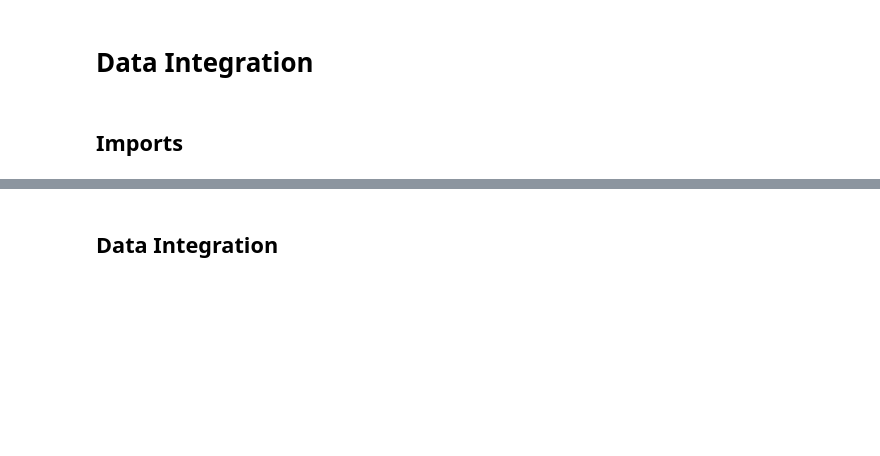
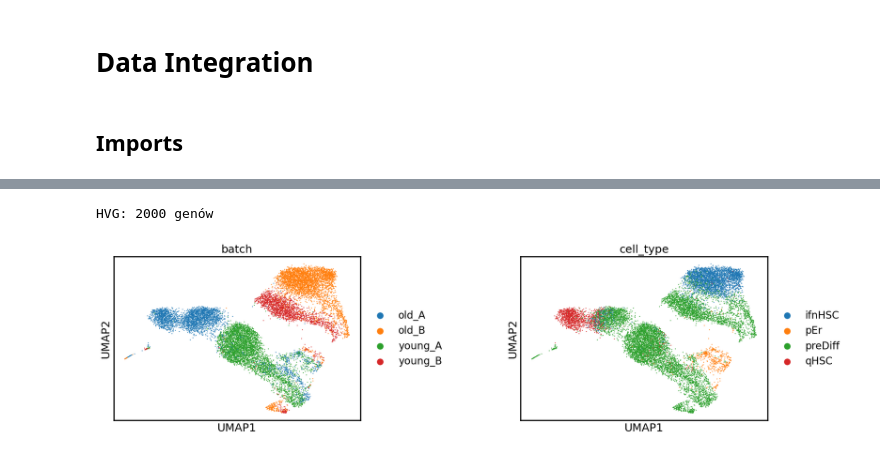
Before and after one commit to jktmal/scBoolNet, a Jupyter notebook: 2. Data Integration.ipynb, the cells around one changed output, grey strips where cells are left out. Cells and saved outputs as stored; diff of their text form; code cells hidden in the pictures; blank space fills up the shorter version.

```diff
--- a/2. Data Integration.ipynb
+++ b/2. Data Integration.ipynb
@@ -13,2 +35,16 @@ sc.pp.pca(merged_adata)
 # %%
-sc.pl.pca_scatter(adata_hvg, color="total_counts")
+adata = sc.read_h5ad(INPUT_H5AD)
+
+metadata = pd.read_csv(METADATA_TSV, sep="\t", index_col=0)
+missing = adata.obs_names.difference(metadata.index)
+assert missing.empty, f"{len(missing)} komórek z {INPUT_H5AD} brakuje w {METADATA_TSV}"
+metadata = metadata.reindex(adata.obs_names)
+
+adata.obs[LABEL_KEY] = metadata["label"].astype("category")
+adata.obs[BATCH_KEY] = adata.obs[BATCH_KEY].astype("category")
+
+n_before = adata.n_obs
+adata = adata[~metadata["discard"].to_numpy()].copy()
+print(f"discard=True: odrzucono {n_before - adata.n_obs} / {n_before} komórek")
+
+adata
@@ -22,9 +76,20 @@ adata
 # %%
-adata.uns[batch_key + "_colors"] = [
-    "#1b9e77",
-    "#d95f02",
-    "#7570b3",
-]  # Set custom colours for batches
-sc.pl.umap(adata, color=[label_key, batch_key], wspace=1)
+sc.pp.highly_variable_genes(
+    adata, flavor="seurat_v3", n_top_genes=N_TOP_HVG, batch_key=BATCH_KEY,
+)
+hvg_genes = adata.var_names[adata.var["highly_variable"]]
+print(f"HVG: {len(hvg_genes)} genów")
+
+adata_hvg = adata[:, hvg_genes].copy()
+normalize_log_scanpy(adata_hvg)
+sc.pp.pca(adata_hvg)
+
+adata_unintegrated = adata_hvg.copy()
+sc.pp.neighbors(adata_unintegrated)
+sc.tl.umap(adata_unintegrated)
+# %% [output]
+HVG: 2000 genów
 # %%
-adata_hvg.X
+sc.pl.umap(adata_unintegrated, color=[BATCH_KEY, LABEL_KEY], wspace=0.5)
+# %% [output]
+[figure, added]
@@ -33,2 +95,0 @@ merged_adata.obs
-# %% [markdown]
-## Data Integration
```
Also changed, not shown: parts of 34 cells of this notebook.
